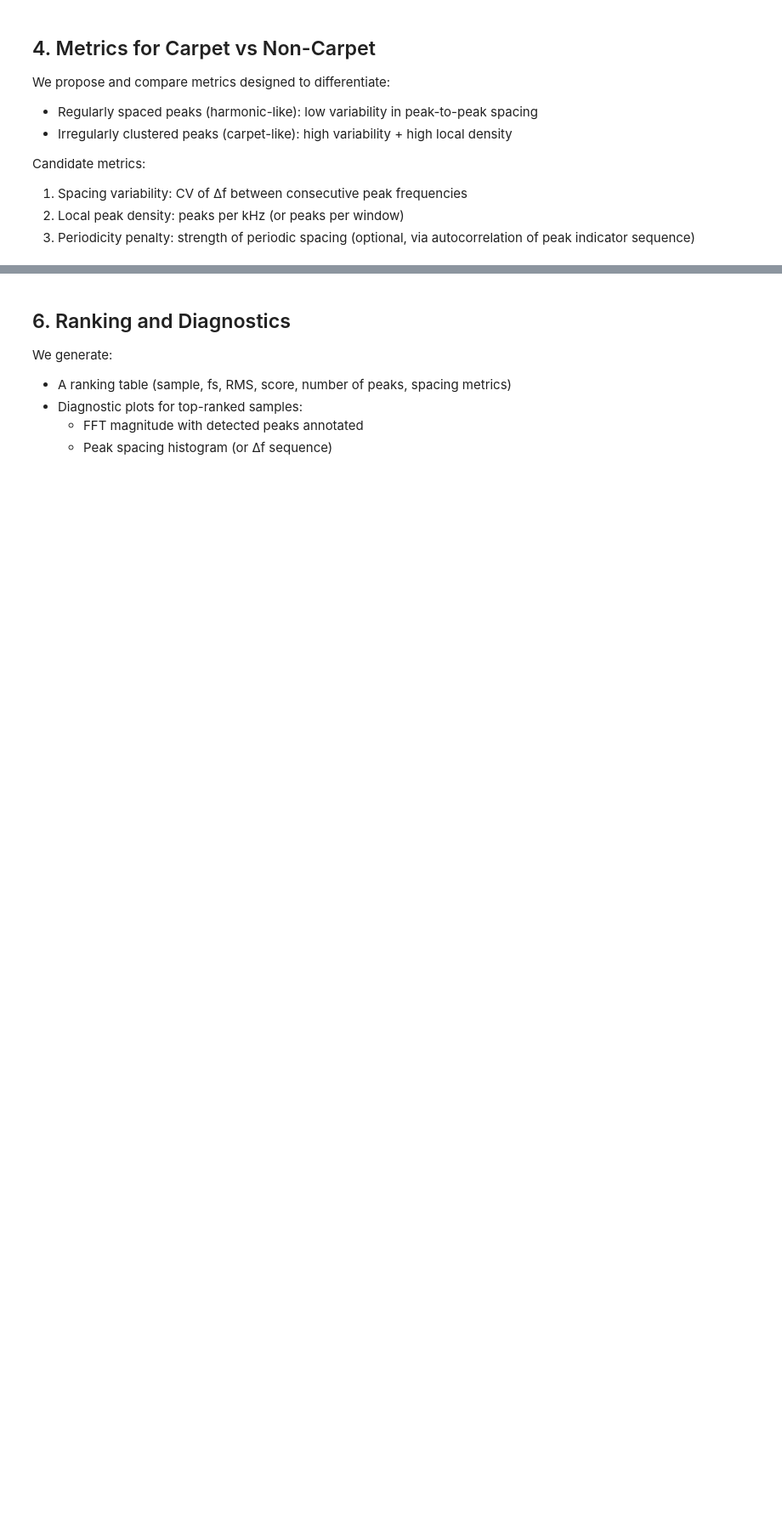
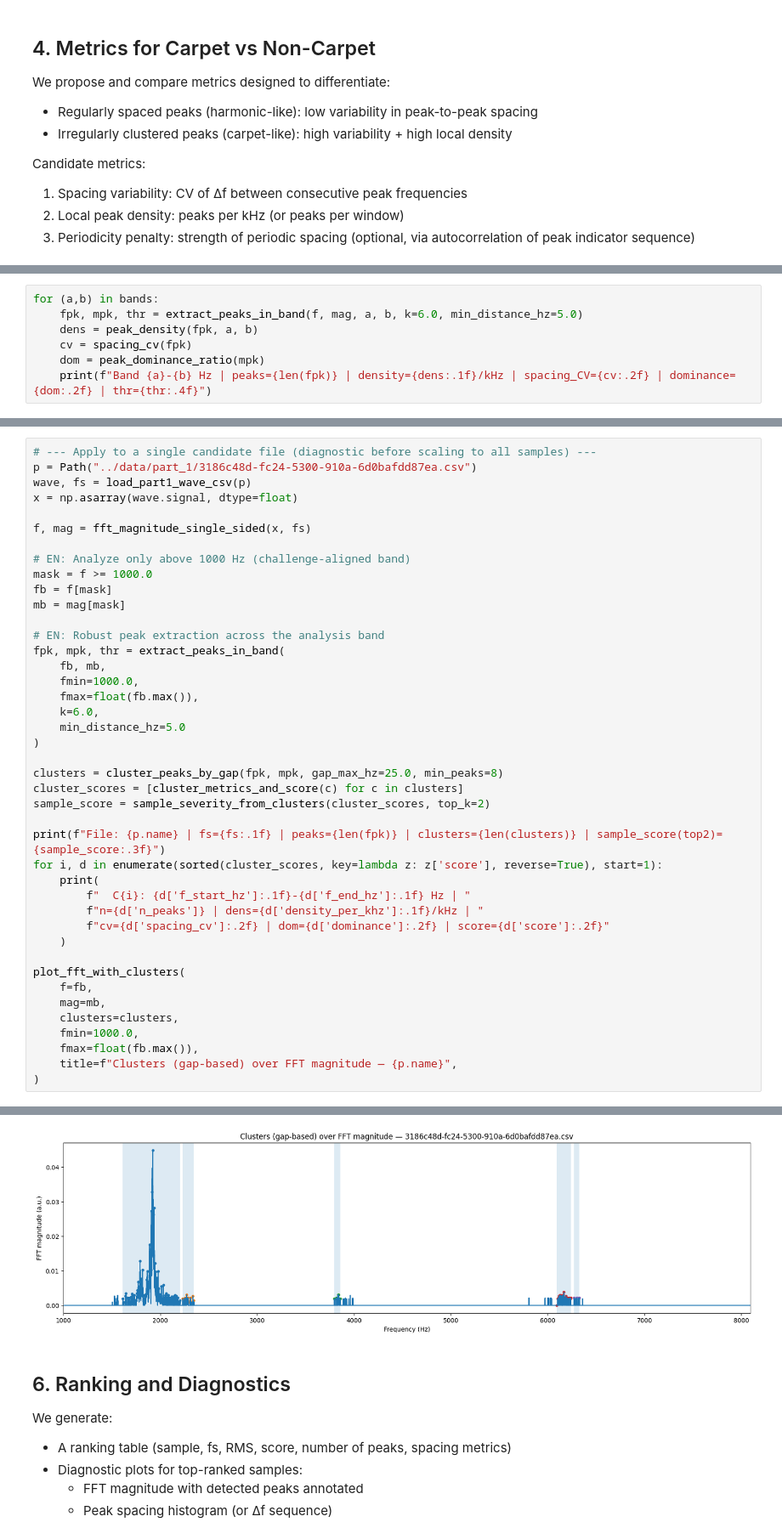
Before and after one commit to marioandrededeus/vibration-condition-monitoring, a Jupyter notebook: notebooks/02_part1_fft_carpet_metric.ipynb, the cells around one changed output, grey strips where cells are left out. Shown at 85% size. Cells and saved outputs as stored; diff of their text form; blank space fills up the shorter version.

```diff
--- a/notebooks/02_part1_fft_carpet_metric.ipynb
+++ b/notebooks/02_part1_fft_carpet_metric.ipynb
@@ -106 +180,8 @@ and is reduced when the spectrum is dominated by one or a few peaks (peak domina
 We then compute the score per sample and rank samples to identify the worst carpet symptom.
+# %%
+for (a,b) in bands:
+    fpk, mpk, thr = extract_peaks_in_band(f, mag, a, b, k=6.0, min_distance_hz=5.0)
+    dens = peak_density(fpk, a, b)
+    cv = spacing_cv(fpk)
+    dom = peak_dominance_ratio(mpk)
+    print(f"Band {a}-{b} Hz | peaks={len(fpk)} | density={dens:.1f}/kHz | spacing_CV={cv:.2f} | dominance={dom:.2f} | thr={thr:.4f}")
@@ -106,0 +380,43 @@ We then compute the score per sample and rank samples to identify the worst carp
+# %%
+# --- Apply to a single candidate file (diagnostic before scaling to all samples) ---
+p = Path("../data/part_1/3186c48d-fc24-5300-910a-6d0bafdd87ea.csv")
+wave, fs = load_part1_wave_csv(p)
+x = np.asarray(wave.signal, dtype=float)
+
+f, mag = fft_magnitude_single_sided(x, fs)
+
+# EN: Analyze only above 1000 Hz (challenge-aligned band)
+mask = f >= 1000.0
+fb = f[mask]
+mb = mag[mask]
+
+# EN: Robust peak extraction across the analysis band
+fpk, mpk, thr = extract_peaks_in_band(
+    fb, mb,
+    fmin=1000.0,
+    fmax=float(fb.max()),
+    k=6.0,
+    min_distance_hz=5.0
+)
+
+clusters = cluster_peaks_by_gap(fpk, mpk, gap_max_hz=25.0, min_peaks=8)
+cluster_scores = [cluster_metrics_and_score(c) for c in clusters]
+sample_score = sample_severity_from_clusters(cluster_scores, top_k=2)
+
+print(f"File: {p.name} | fs={fs:.1f} | peaks={len(fpk)} | clusters={len(clusters)} | sample_score(top2)={sample_score:.3f}")
+for i, d in enumerate(sorted(cluster_scores, key=lambda z: z['score'], reverse=True), start=1):
+    print(
+        f"  C{i}: {d['f_start_hz']:.1f}-{d['f_end_hz']:.1f} Hz | "
+        f"n={d['n_peaks']} | dens={d['density_per_khz']:.1f}/kHz | "
+        f"cv={d['spacing_cv']:.2f} | dom={d['dominance']:.2f} | score={d['score']:.2f}"
+    )
+
+plot_fft_with_clusters(
+    f=fb,
+    mag=mb,
+    clusters=clusters,
+    fmin=1000.0,
+    fmax=float(fb.max()),
+    title=f"Clusters (gap-based) over FFT magnitude — {p.name}",
+)
+# %% [output]
@@ -107,3 +429,4 @@ We then compute the score per sample and rank samples to identify the worst carp
+[figure, added]
 # %% [markdown]
 ## 6. Ranking and Diagnostics
 
```
Also changed, not shown: parts of 11 cells of this notebook.
